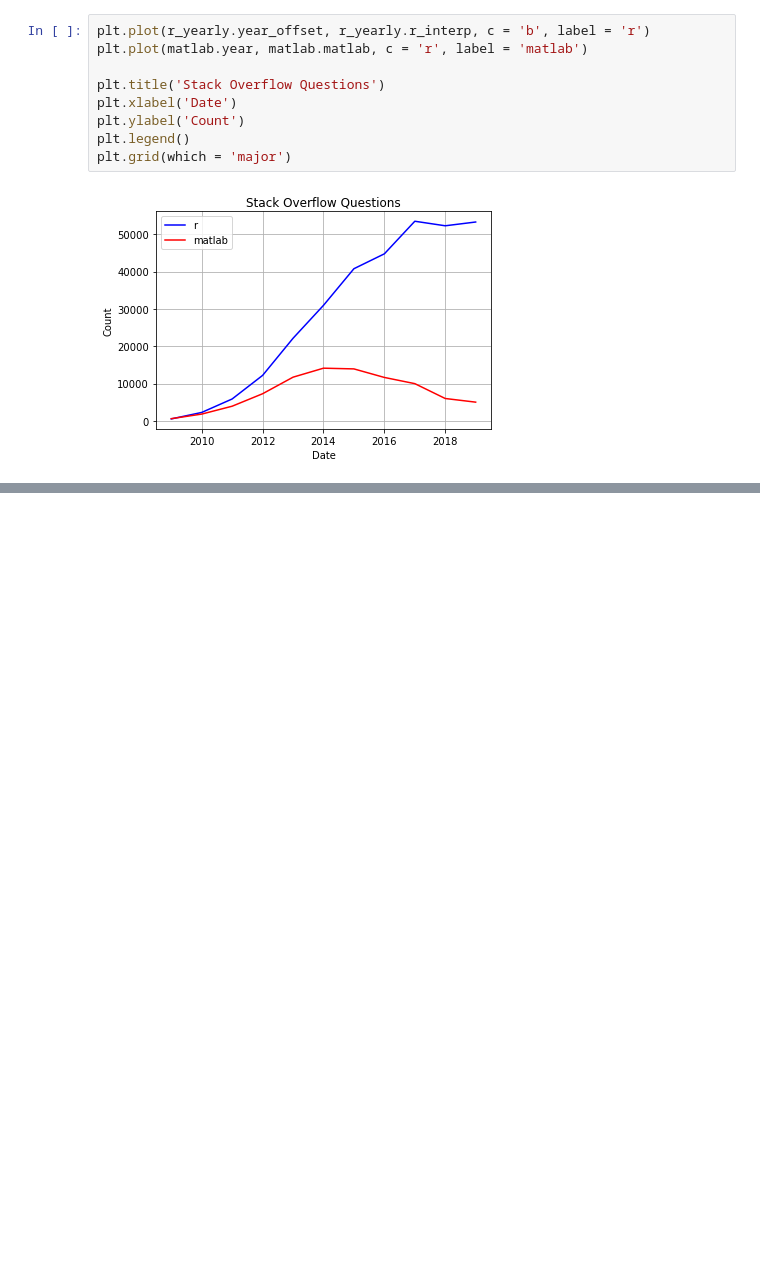
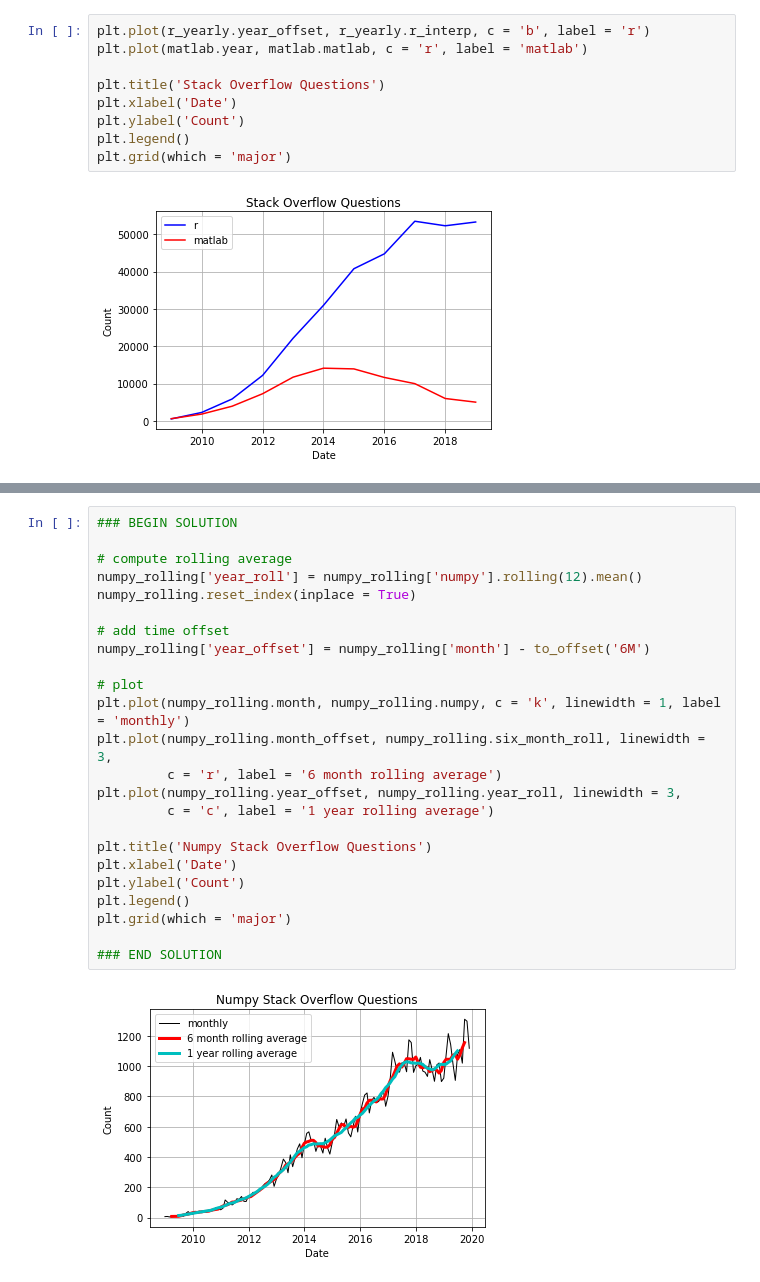
Before and after one commit to ohcrud/time_series, a Jupyter notebook: sprint-1/practice-1/sprint-1-practice-1.ipynb, the cells around one changed output, grey strips where cells are left out. Drawn from its saved outputs; the diff is of its cells as text; blank space fills up the shorter version.

```diff
--- a/sprint-1/practice-1/sprint-1-practice-1.ipynb
+++ b/sprint-1/practice-1/sprint-1-practice-1.ipynb
@@ -351,0 +412,26 @@ Finally,
+# %%
+### BEGIN SOLUTION
+
+# compute rolling average
+numpy_rolling['year_roll'] = numpy_rolling['numpy'].rolling(12).mean()
+numpy_rolling.reset_index(inplace = True)
+
+# add time offset
+numpy_rolling['year_offset'] = numpy_rolling['month'] - to_offset('6M')
+
+# plot
+plt.plot(numpy_rolling.month, numpy_rolling.numpy, c = 'k', linewidth = 1, label = 'monthly')
+plt.plot(numpy_rolling.month_offset, numpy_rolling.six_month_roll, linewidth = 3,
+         c = 'r', label = '6 month rolling average')
+plt.plot(numpy_rolling.year_offset, numpy_rolling.year_roll, linewidth = 3,
+         c = 'c', label = '1 year rolling average')
+
+plt.title('Numpy Stack Overflow Questions')
+plt.xlabel('Date')
+plt.ylabel('Count')
+plt.legend()
+plt.grid(which = 'major')
+
+### END SOLUTION
+# %% [output]
+[figure, added]
```
Also changed, not shown: parts of 16 cells of this notebook, 1 other file.
